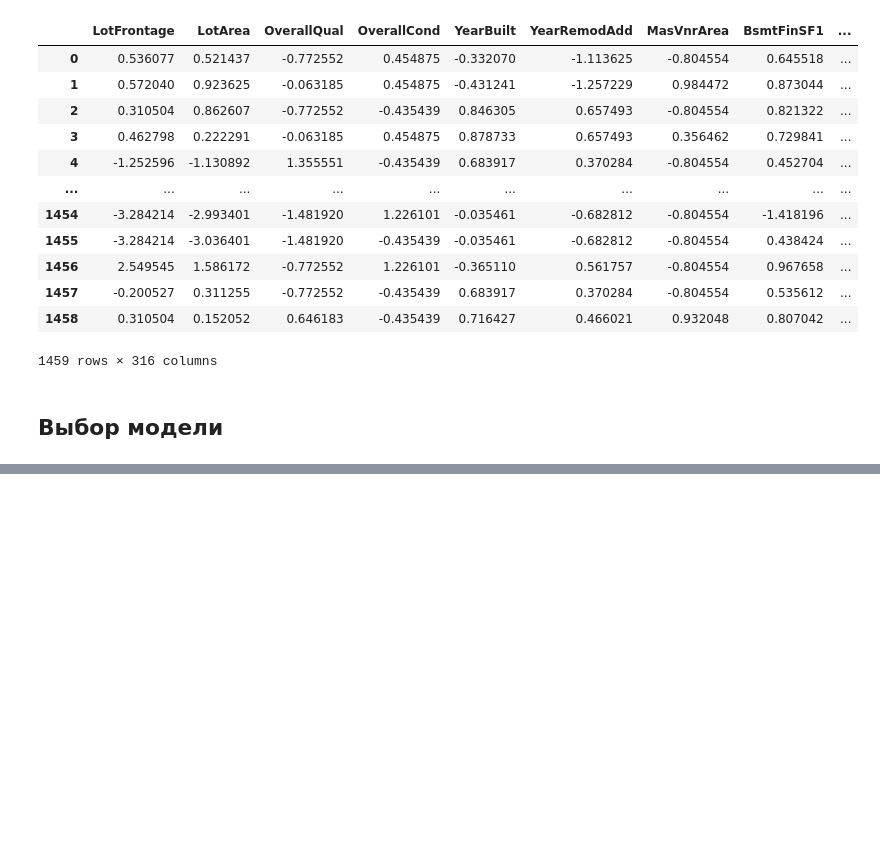
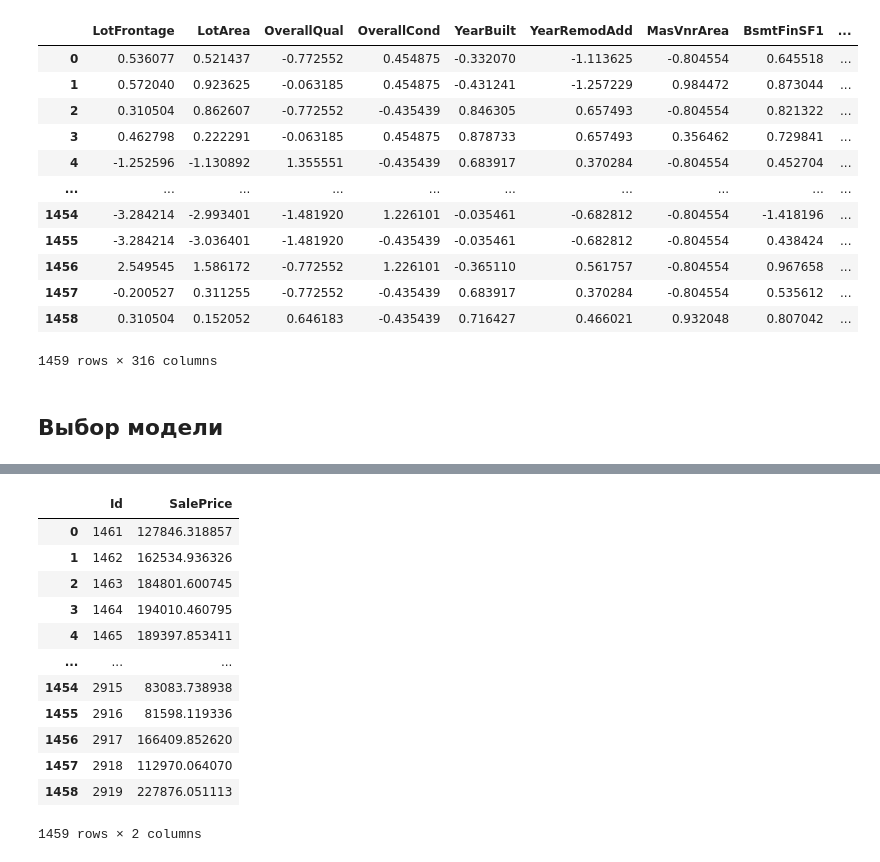
Before and after one commit to armeiski/ML_trainings, a Jupyter notebook: House_Price_Prediction/house_prices.ipynb, the cells around one changed output, grey strips where cells are left out. Drawn from its saved outputs; the diff is of its cells as text; code cells hidden in the pictures; blank space fills up the shorter version.

```diff
--- a/House_Price_Prediction/house_prices.ipynb
+++ b/House_Price_Prediction/house_prices.ipynb
@@ -520,0 +560,19 @@ compare_models()
+# %%
+predictions = np.exp(baseline_model.predict(test_final)) #делаем предсказания, используя нашу модель
+
+submission = pd.concat([test_ids, pd.Series(predictions, name='SalePrice')], axis=1)
+submission
+# %% [output]
+|  | Id | SalePrice |
+| 0 | 1461 | 127846.318857 |
+| 1 | 1462 | 162534.936326 |
+| 2 | 1463 | 184801.600745 |
+| 3 | 1464 | 194010.460795 |
+| 4 | 1465 | 189397.853411 |
+| ... | ... | ... |
+| 1454 | 2915 | 83083.738938 |
+| 1455 | 2916 | 81598.119336 |
+| 1456 | 2917 | 166409.852620 |
+| 1457 | 2918 | 112970.064070 |
+| 1458 | 2919 | 227876.051113 |
+1459 rows × 2 columns
```
Also changed, not shown: parts of 23 cells of this notebook, 6 other files.
